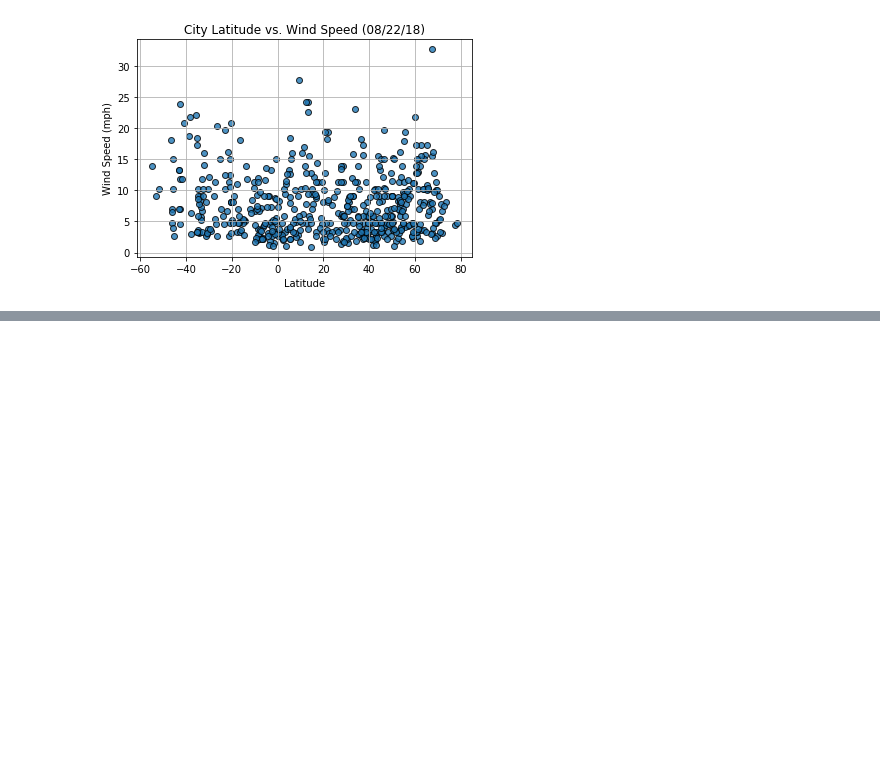
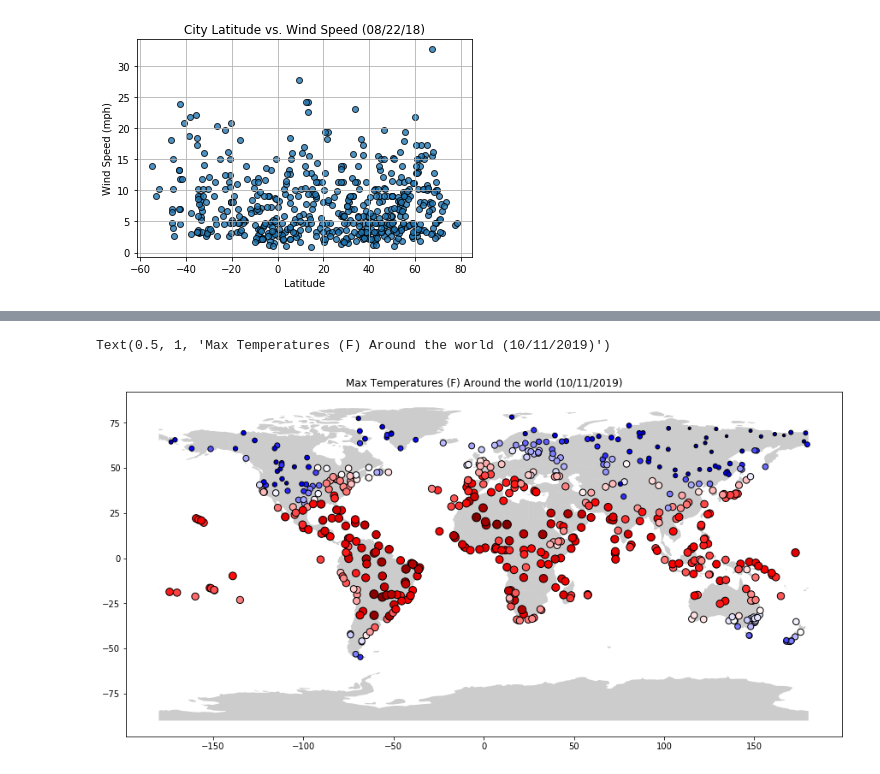
Before and after one commit to efrisch6/python-api-challenge, a Jupyter notebook: WeatherPy/WeatherPy.ipynb, the cells around one changed output, grey strips where cells are left out. Saved outputs shown, nothing was run; the diff lists cells and outputs as text; code cells hidden in the pictures; blank space fills up the shorter version.

```diff
--- a/WeatherPy/WeatherPy.ipynb
+++ b/WeatherPy/WeatherPy.ipynb
@@ -273,0 +308,5 @@ plt.savefig("output_data/wind_speed.png")
+# %%
+geo_df = gpd.GeoDataFrame(df,
+                         crs = crs,
+                         geometry = geometry)
+geo_df.head()
@@ -273,0 +320,9 @@ plt.savefig("output_data/wind_speed.png")
+# %%
+fig, ax = plt.subplots(figsize=(15,15))
+world.plot(ax=ax, alpha=0.4, color="grey")
+geo_df.plot(ax=ax, markersize="Max Temp", column=geo_df["Max Temp"], cmap="seismic", edgecolor='k')
+plt.title(f"Max Temperatures (F) Around the world ({date})")
+plt.xlabel("")
+# %% [output]
+Text(0.5, 1, 'Max Temperatures (F) Around the world (10/11/2019)')
+[figure, added]
```
Also changed, not shown: parts of 11 cells of this notebook, 6 other files.
